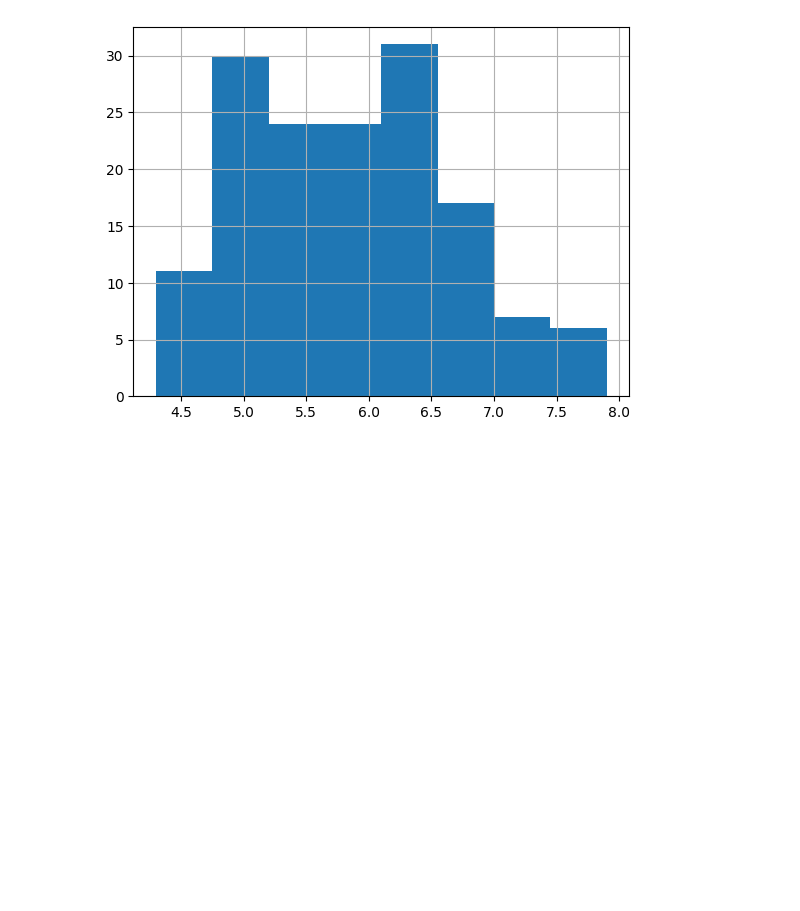
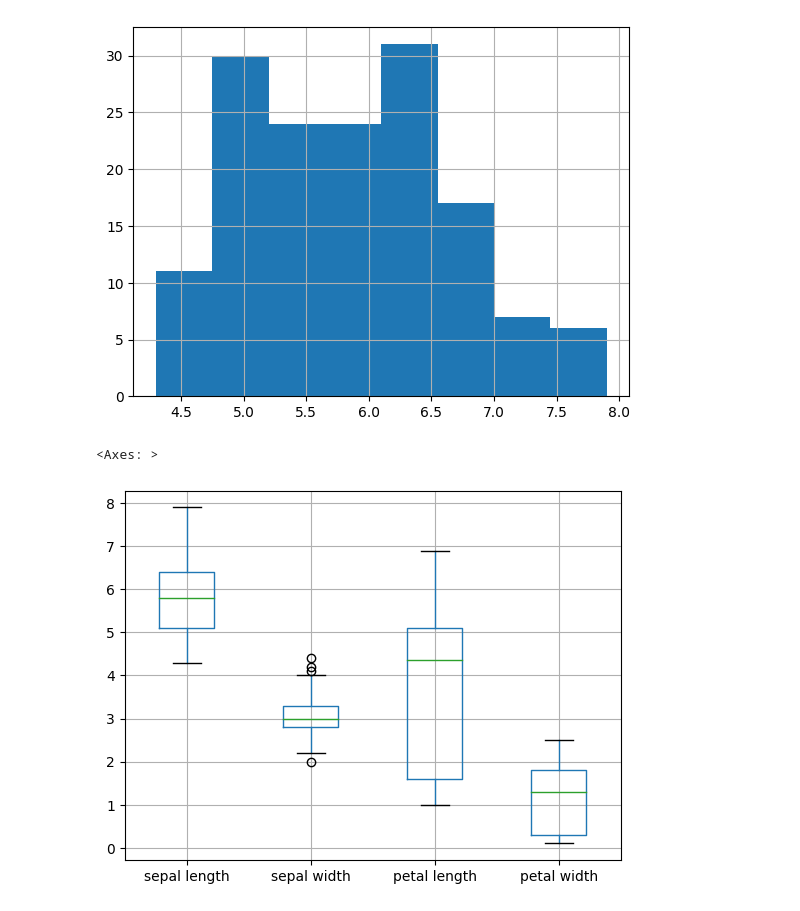
Before and after one commit to INFO-523-Exercises/r-python-exercise1-avikalsingh1, a Jupyter notebook: hw1.ipynb, the cells around one changed output. Drawn from its saved outputs; the diff is of its cells as text; code cells hidden in the pictures; blank space fills up the shorter version.

Commit message:
Using boxplot

```diff
--- a/hw1.ipynb
+++ b/hw1.ipynb
@@ -86,3 +86,8 @@ data['sepal length'].hist(bins=8)
 # %% [output]
 <Axes: >
 [figure]
+# %%
+data.boxplot()
+# %% [output]
+<Axes: >
+[figure, added]
```
